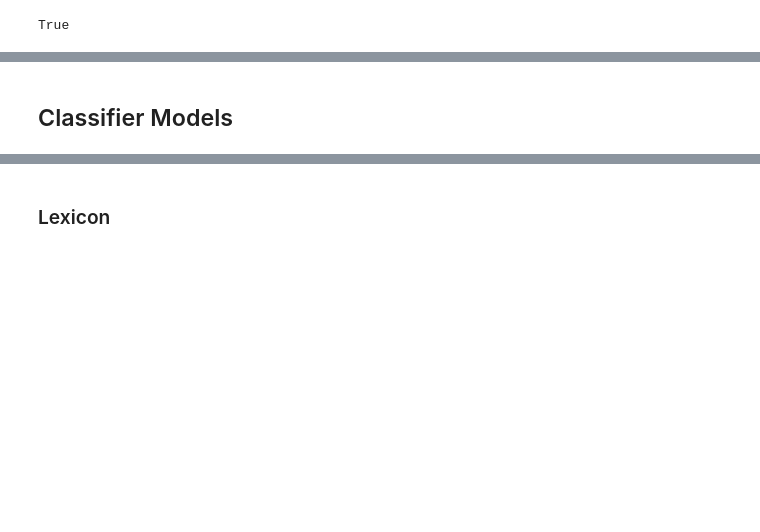
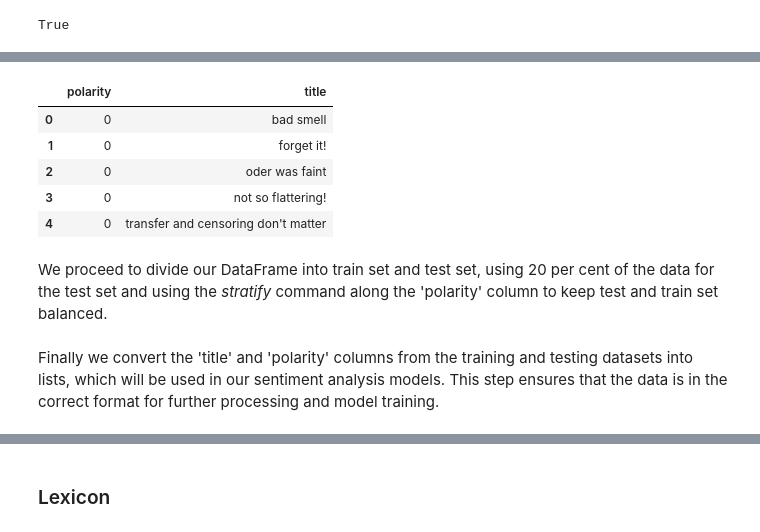
Before and after one commit to Angelido/HLT---Sentiment-Analysis, a Jupyter notebook: Code/Simple_Models_Classification.ipynb, the cells around one changed output, grey strips where cells are left out. Drawn from its saved outputs; the diff is of its cells as text; code cells hidden in the pictures; blank space fills up the shorter version.

```diff
--- a/Code/Simple_Models_Classification.ipynb
+++ b/Code/Simple_Models_Classification.ipynb
@@ -43,3 +66,16 @@ df.polarity=df.polarity-1
+# %%
+df.head()
+# %% [output]
+|  | polarity | title |
+| 0 | 0 | bad smell |
+| 1 | 0 | forget it! |
+| 2 | 0 | oder was faint |
+| 3 | 0 | not so flattering! |
+| 4 | 0 | transfer and censoring don't matter |
+# %% [markdown]
+We proceed to divide our DataFrame into train set and test set, using 20 per cent of the data for the test set and using the *stratify* command along the 'polarity' column to keep test and train set balanced.
 # %%
 train_data, test_data = train_test_split(df, test_size=0.2, random_state=42, stratify=df['polarity'])
+# %% [markdown]
+Finally we convert the 'title' and 'polarity' columns from the training and testing datasets into lists, which will be used in our sentiment analysis models. This step ensures that the data is in the correct format for further processing and model training.
 # %%
@@ -51,2 +86,0 @@ TestY = list(test_data["polarity"])[1:]
-# %% [markdown]
-## Classifier Models
```
Also changed, not shown: parts of 31 cells of this notebook.
